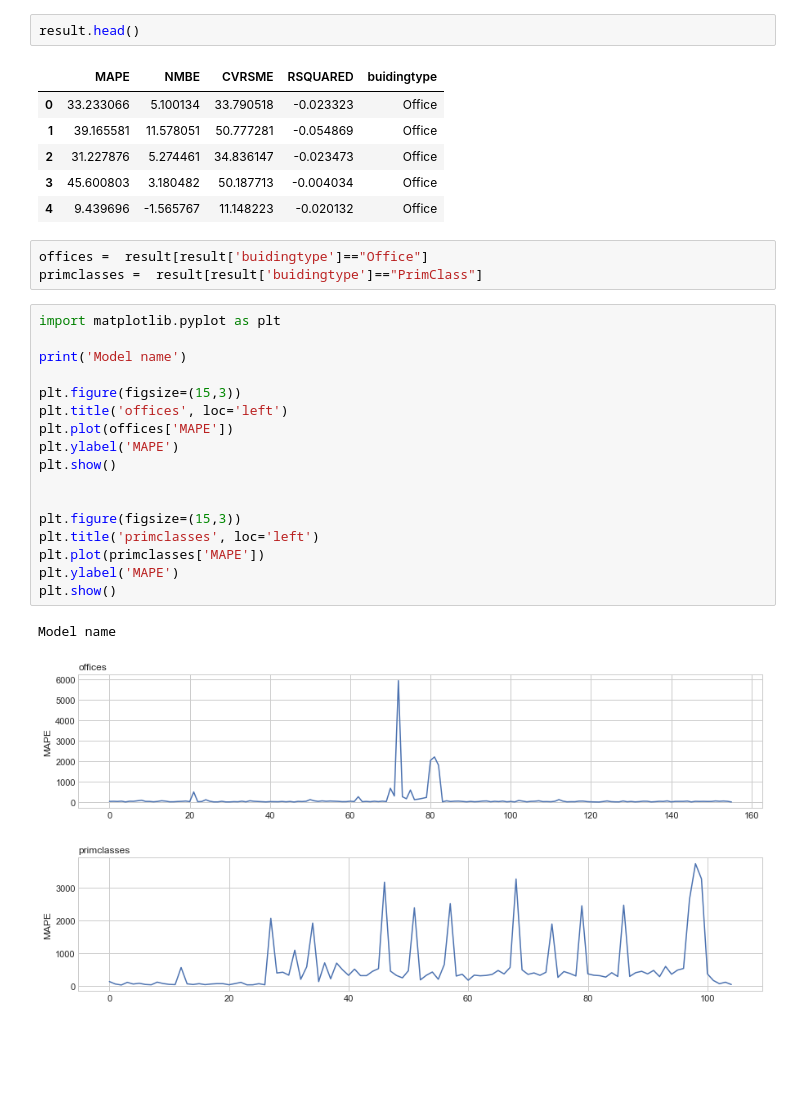
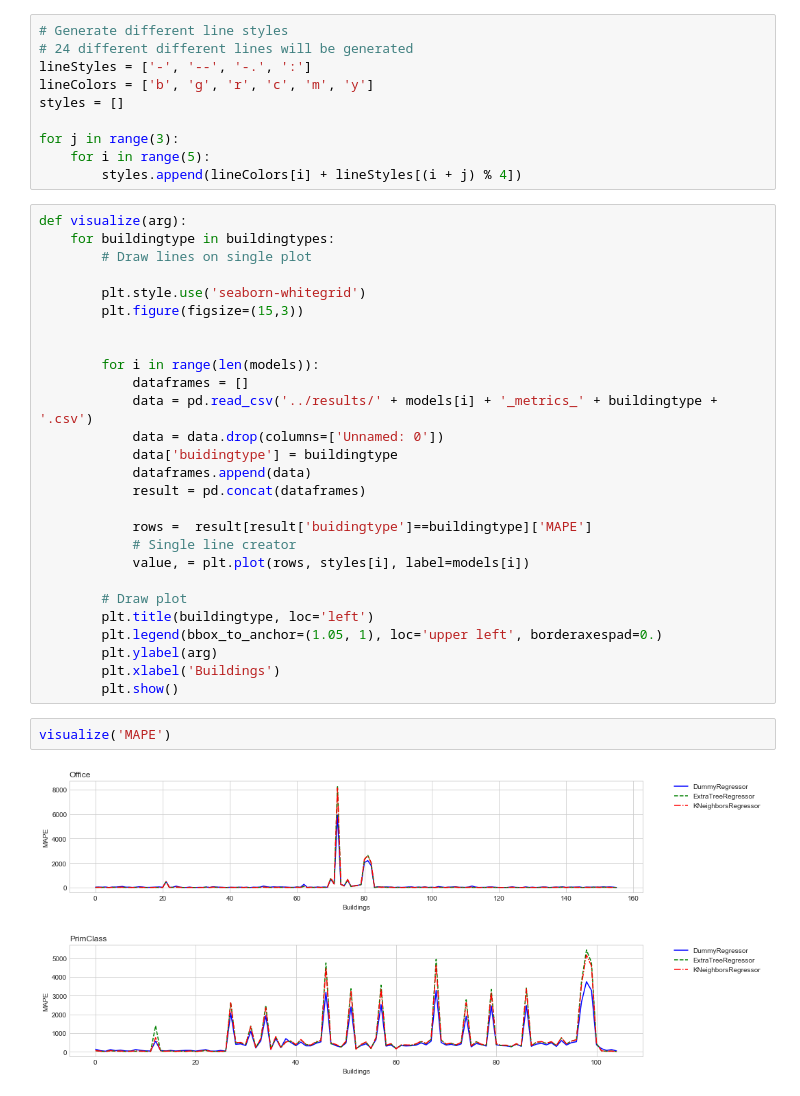
Before and after one commit to buds-lab/building-prediction-benchmarking, a Jupyter notebook: notebooks/metrics-visualization-by-type.ipynb, the cells around one changed output. Drawn from its saved outputs; the diff is of its cells as text; blank space fills up the shorter version.

```diff
--- a/notebooks/metrics-visualization-by-type.ipynb
+++ b/notebooks/metrics-visualization-by-type.ipynb
@@ -37,33 +28,42 @@ for model in models:
-# %%
-result.head()
-# %% [output]
-|  | MAPE | NMBE | CVRSME | RSQUARED | buidingtype |
-| 0 | 33.233066 | 5.100134 | 33.790518 | -0.023323 | Office |
-| 1 | 39.165581 | 11.578051 | 50.777281 | -0.054869 | Office |
-| 2 | 31.227876 | 5.274461 | 34.836147 | -0.023473 | Office |
-| 3 | 45.600803 | 3.180482 | 50.187713 | -0.004034 | Office |
-| 4 | 9.439696 | -1.565767 | 11.148223 | -0.020132 | Office |
-# %%
-offices =  result[result['buidingtype']=="Office"]
-primclasses =  result[result['buidingtype']=="PrimClass"]
-# %%
-import matplotlib.pyplot as plt
-
-print('Model name')
-
-plt.figure(figsize=(15,3))
-plt.title('offices', loc='left')
-plt.plot(offices['MAPE'])
-plt.ylabel('MAPE')
-plt.show()
-
-
-plt.figure(figsize=(15,3))
-plt.title('primclasses', loc='left')
-plt.plot(primclasses['MAPE'])
-plt.ylabel('MAPE')
-plt.show()
-# %% [output]
-Model name
-[figure, removed]
-[figure, removed]
+# %%
+# Generate different line styles
+# 24 different different lines will be generated
+lineStyles = ['-', '--', '-.', ':']
+lineColors = ['b', 'g', 'r', 'c', 'm', 'y']
+styles = []
+
+for j in range(3):
+    for i in range(5):
+        styles.append(lineColors[i] + lineStyles[(i + j) % 4])
+# %%
+def visualize(arg):
+    for buildingtype in buildingtypes:
+        # Draw lines on single plot
+
+        plt.style.use('seaborn-whitegrid')
+        plt.figure(figsize=(15,3))
+
+
+        for i in range(len(models)):
+            dataframes = []
+            data = pd.read_csv('../results/' + models[i] + '_metrics_' + buildingtype + '.csv')
+            data = data.drop(columns=['Unnamed: 0'])
+            data['buidingtype'] = buildingtype
+            dataframes.append(data)
+            result = pd.concat(dataframes)
+
+            rows =  result[result['buidingtype']==buildingtype]['MAPE']
+            # Single line creator
+            value, = plt.plot(rows, styles[i], label=models[i])
+
+        # Draw plot
+        plt.title(buildingtype, loc='left')
+        plt.legend(bbox_to_anchor=(1.05, 1), loc='upper left', borderaxespad=0.)
+        plt.ylabel(arg)
+        plt.xlabel('Buildings')
+        plt.show()
+# %%
+visualize('MAPE')
+# %% [output]
+[figure, added]
+[figure, added]
```
Also changed, not shown: parts of 2 cells of this notebook, 1 other file.
